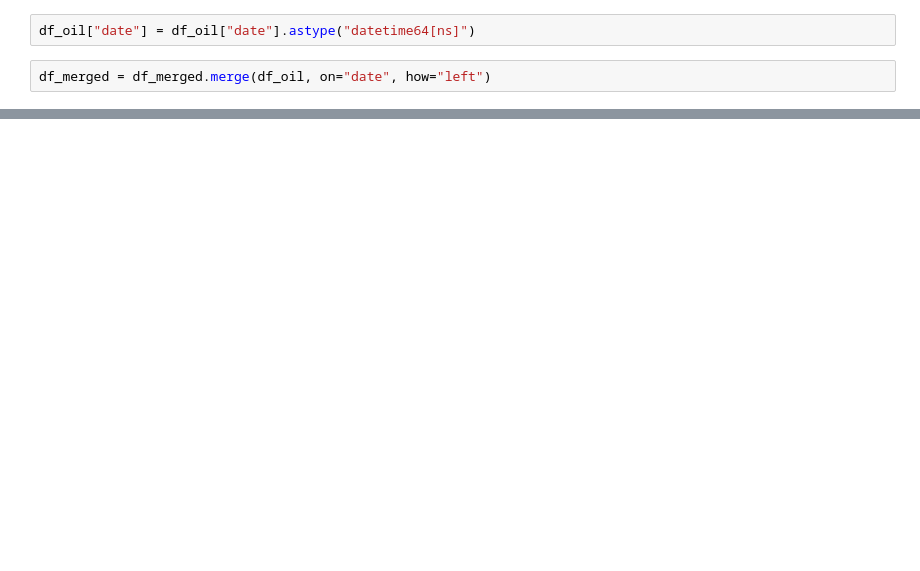
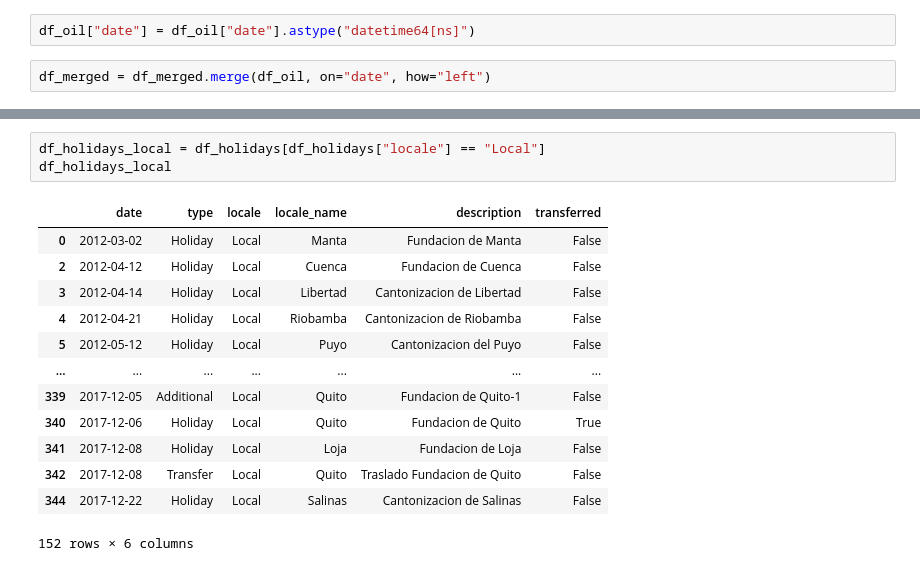
Before and after one commit to 42kiko/Group-Work-Favorita-Forecasting, a Jupyter notebook: notebooks/EDA.ipynb, the cells around one changed output, grey strips where cells are left out. Saved outputs shown, nothing was run; the diff lists cells and outputs as text; blank space fills up the shorter version.

```diff
--- a/notebooks/EDA.ipynb
+++ b/notebooks/EDA.ipynb
@@ -233,0 +297,17 @@ df_merged
+# %%
+df_holidays_local = df_holidays[df_holidays["locale"] == "Local"]
+df_holidays_local
+# %% [output]
+|  | date | type | locale | locale_name | description | transferred |
+| 0 | 2012-03-02 | Holiday | Local | Manta | Fundacion de Manta | False |
+| 2 | 2012-04-12 | Holiday | Local | Cuenca | Fundacion de Cuenca | False |
+| 3 | 2012-04-14 | Holiday | Local | Libertad | Cantonizacion de Libertad | False |
+| 4 | 2012-04-21 | Holiday | Local | Riobamba | Cantonizacion de Riobamba | False |
+| 5 | 2012-05-12 | Holiday | Local | Puyo | Cantonizacion del Puyo | False |
+| ... | ... | ... | ... | ... | ... | ... |
+| 339 | 2017-12-05 | Additional | Local | Quito | Fundacion de Quito-1 | False |
+| 340 | 2017-12-06 | Holiday | Local | Quito | Fundacion de Quito | True |
+| 341 | 2017-12-08 | Holiday | Local | Loja | Fundacion de Loja | False |
+| 342 | 2017-12-08 | Transfer | Local | Quito | Traslado Fundacion de Quito | False |
+| 344 | 2017-12-22 | Holiday | Local | Salinas | Cantonizacion de Salinas | False |
+152 rows × 6 columns
```
Also changed, not shown: parts of 8 cells of this notebook, 3 other files.
